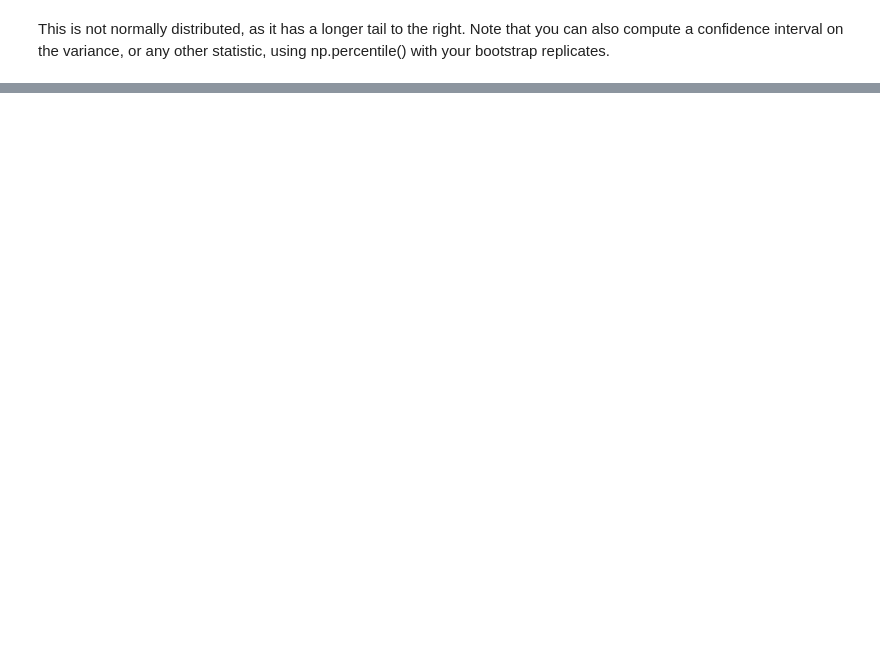
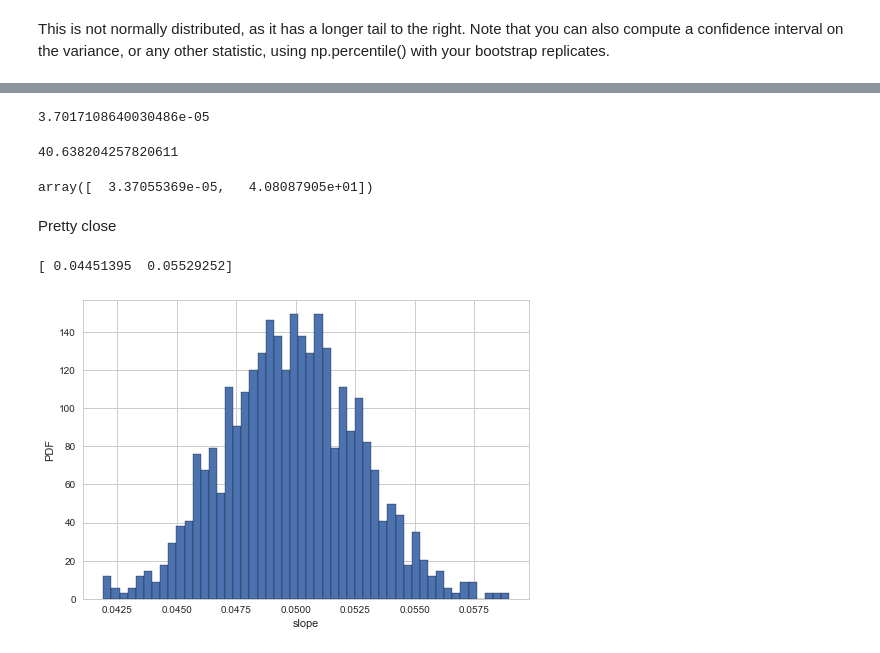
Before and after one commit to iamjz/Python-Data, a Jupyter notebook: StatisticalThinking2.ipynb, the cells around one changed output, grey strips where cells are left out. Drawn from its saved outputs; the diff is of its cells as text; code cells hidden in the pictures; blank space fills up the shorter version.

```diff
--- a/StatisticalThinking2.ipynb
+++ b/StatisticalThinking2.ipynb
@@ -316,0 +338,4 @@ print('95% confidence interval =', conf_int)
+# %%
+inds = np.arange(len(total_votes))
+# %%
+bs_inds = np.random.choice(inds, len(inds))
@@ -316,0 +350,46 @@ print('95% confidence interval =', conf_int)
+# %%
+bs_slope
+# %% [output]
+3.7017108640030486e-05
+# %%
+bs_intercept
+# %% [output]
+40.638204257820611
+# %%
+np.polyfit(total_votes, dem_share, 1) # fit of original
+# %% [output]
+array([  3.37055369e-05,   4.08087905e+01])
+# %% [markdown]
+Pretty close
+# %%
+def draw_bs_pairs_linreg(x, y, size=1):
+    """Perform pairs bootstrap for linear regression."""
+
+    # Set up array of indices to sample from: inds
+    inds = np.arange(len(x))
+
+    # Initialize replicates: bs_slope_reps, bs_intercept_reps
+    bs_slope_reps = np.empty(size)
+    bs_intercept_reps = np.empty(size)
+
+    # Generate replicates
+    for i in range(size):
+        bs_inds = np.random.choice(inds, size=len(inds))
+        bs_x, bs_y = x[bs_inds], y[bs_inds]
+        bs_slope_reps[i], bs_intercept_reps[i] = np.polyfit(bs_x, bs_y, 1)
+
+    return bs_slope_reps, bs_intercept_reps
+# %%
+bs_slope_reps, bs_intercept_reps = draw_bs_pairs_linreg(illiteracy, fertility, size = 1000)
+
+# Compute and print 95% CI for slope
+print(np.percentile(bs_slope_reps, [2.5, 97.5]))
+
+# Plot the histogram
+_ = plt.hist(bs_slope_reps, bins=50, normed=True)
+_ = plt.xlabel('slope')
+_ = plt.ylabel('PDF')
+plt.show()
+# %% [output]
+[ 0.04451395  0.05529252]
+[figure, added]
```
Also changed, not shown: parts of 18 cells of this notebook.
